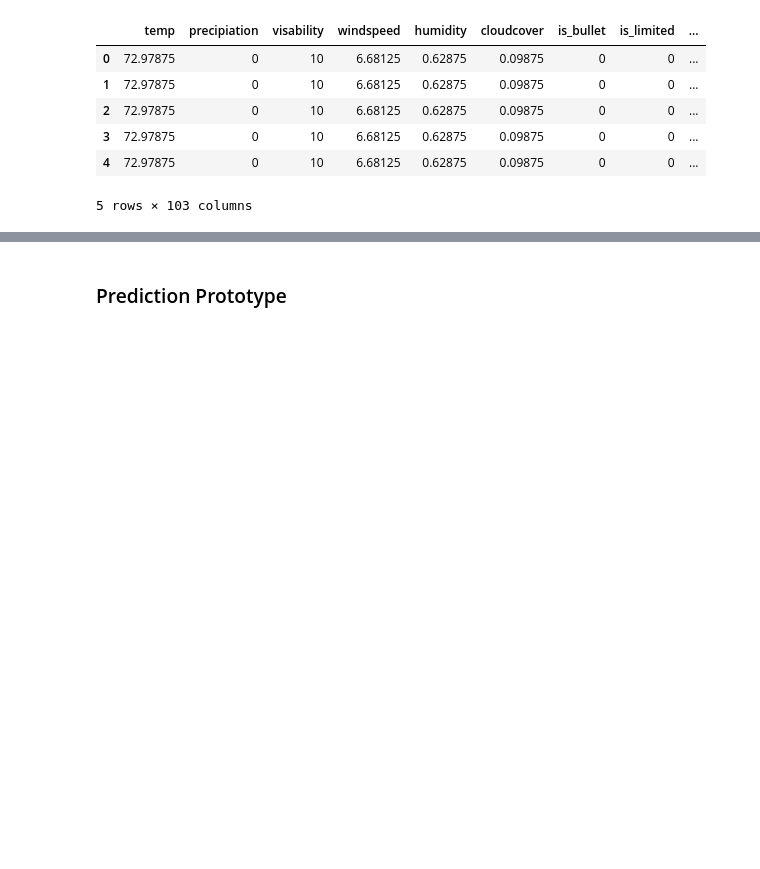
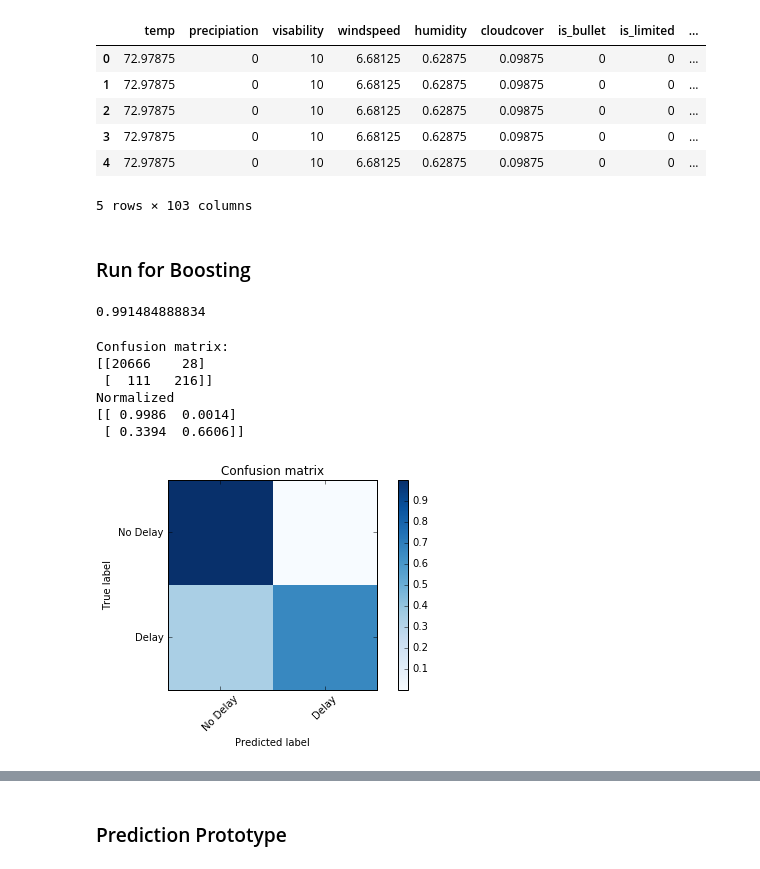
Before and after one commit to lovettbarron/caltrain-predict, a Jupyter notebook: 07focus_decision_tree.ipynb, the cells around one changed output, grey strips where cells are left out. Saved outputs shown, nothing was run; the diff lists cells and outputs as text; code cells hidden in the pictures; blank space fills up the shorter version.

```diff
--- a/07focus_decision_tree.ipynb
+++ b/07focus_decision_tree.ipynb
@@ -284,3 +284,44 @@ X.head()
 | 3 | 72.97875 | 0 | 10 | 6.68125 | 0.62875 | 0.09875 | 0 | 0 | ... |
 | 4 | 72.97875 | 0 | 10 | 6.68125 | 0.62875 | 0.09875 | 0 | 0 | ... |
 5 rows × 103 columns
+# %% [markdown]
+### Run for Boosting
+# %%
+from sklearn.ensemble import GradientBoostingClassifier
+GBC_Tree = GradientBoostingClassifier(learning_rate = 0.01,
+                                      n_estimators = 10000,
+                                      max_depth = 2,
+                                      min_samples_leaf = 5)
+
+
+from sklearn import cross_validation
+kf = cross_validation.KFold(len(df), n_folds = 10, shuffle = True) #10 fold CV
+scores = []
+for train_index, test_index in kf:
+        GBC_Tree.fit(X.iloc[train_index], y.iloc[train_index])
+        y_hat_test = GBC_Tree.predict(X.iloc[test_index])
+        scores.append(float(sum(y_hat_test == y.iloc[test_index]))/len(y_hat_test))
+
+Score_GBC_CV = np.mean(scores)
+
+print(Score_GBC_CV)
+# %% [output]
+0.991484888834
+# %%
+from sklearn.metrics import confusion_matrix
+y_hat = GBC_Tree.predict(X)
+cmat = confusion_matrix(y, y_hat)
+c_norm = cmat.astype('float') / cmat.sum(axis=1)[:, np.newaxis]
+print "Confusion matrix:"
+print cmat
+print "Normalized"
+print np.round(c_norm,4)
+plot_confusion_matrix(c_norm) # Normalized
+# %% [output]
+Confusion matrix:
+[[20666    28]
+ [  111   216]]
+Normalized
+[[ 0.9986  0.0014]
+ [ 0.3394  0.6606]]
+[figure, added]
```
Also changed, not shown: parts of 4 cells of this notebook, 1 other file.
